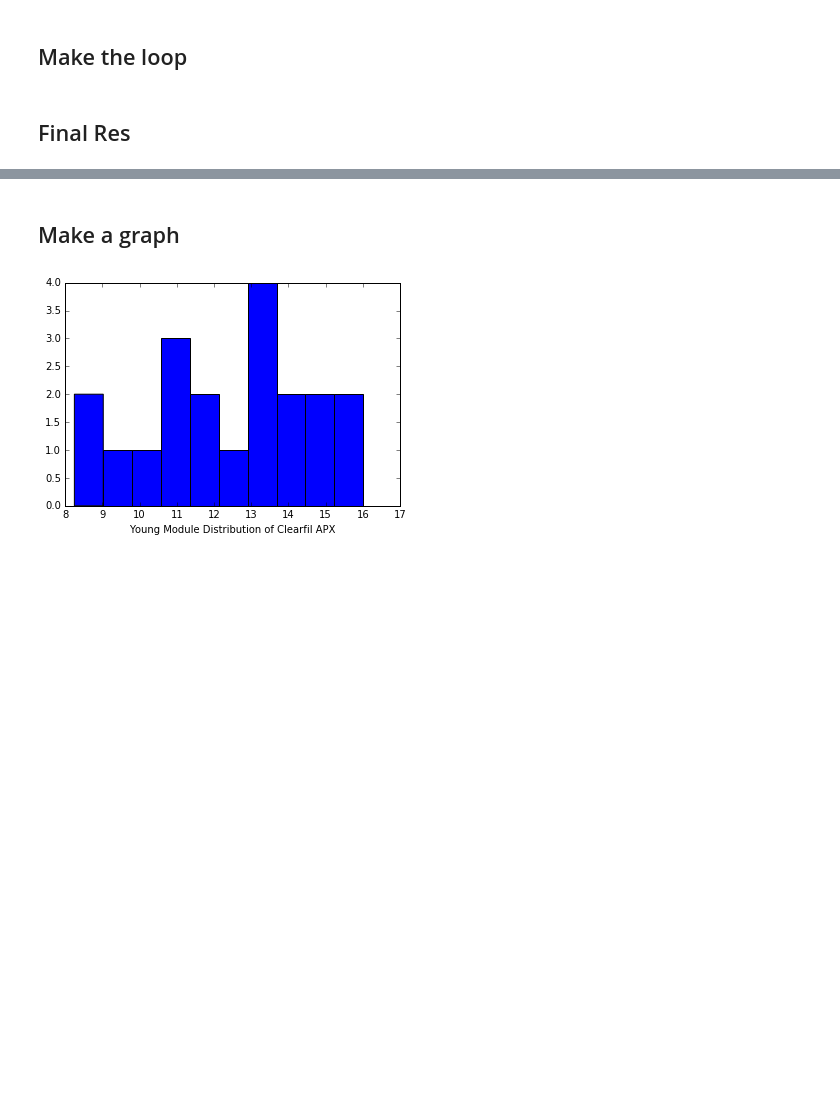
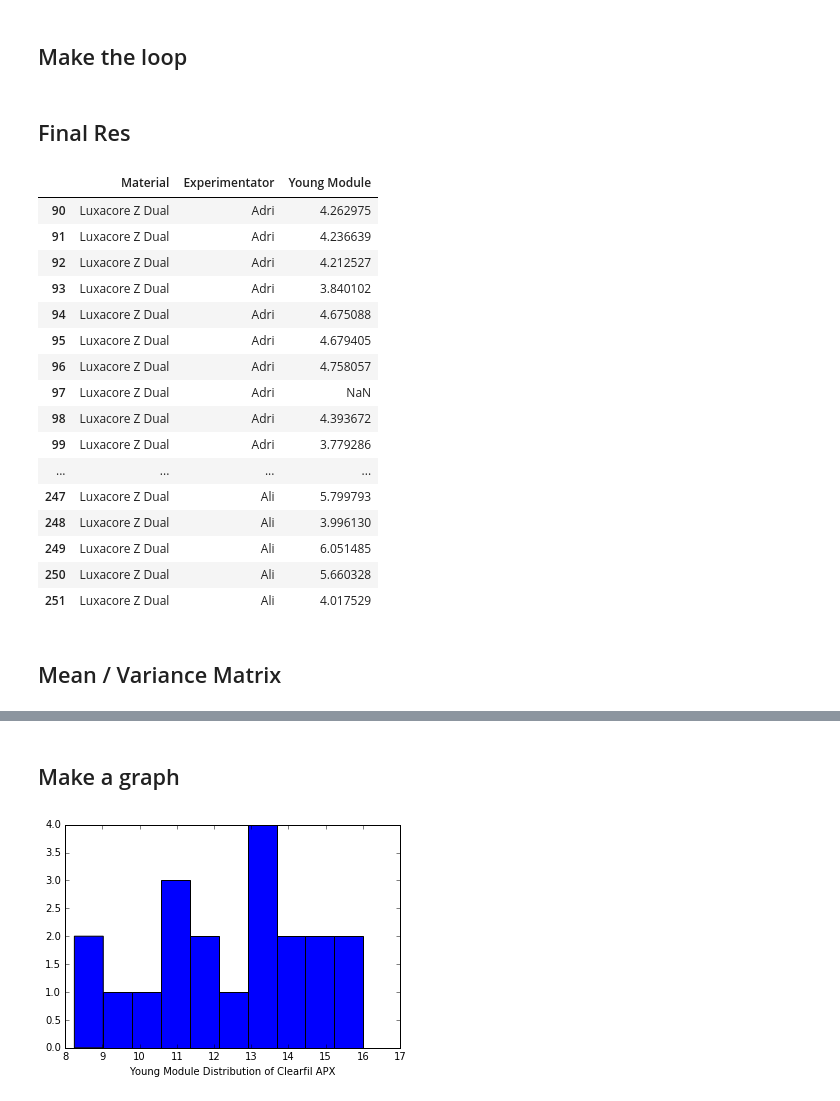
Before and after one commit to RomainBui/ThesisAdrien, a Jupyter notebook: main.ipynb, the cells around one changed output, grey strips where cells are left out. Drawn from its saved outputs; the diff is of its cells as text; code cells hidden in the pictures; blank space fills up the shorter version.

```diff
--- a/main.ipynb
+++ b/main.ipynb
@@ -88,6 +110,28 @@ final_res.loc[:, 'Experimentator'] = XP
 final_res.loc[:, 'Young Module']   = YM
 # %%
 final_res.to_csv('final_res.csv', index = False, sep = ';')
+# %%
+final_res.loc[final_res.Material == 'Luxacore Z Dual']
+# %% [output]
+|  | Material | Experimentator | Young Module |
+| 90 | Luxacore Z Dual | Adri | 4.262975 |
+| 91 | Luxacore Z Dual | Adri | 4.236639 |
+| 92 | Luxacore Z Dual | Adri | 4.212527 |
+| 93 | Luxacore Z Dual | Adri | 3.840102 |
+| 94 | Luxacore Z Dual | Adri | 4.675088 |
+| 95 | Luxacore Z Dual | Adri | 4.679405 |
+| 96 | Luxacore Z Dual | Adri | 4.758057 |
+| 97 | Luxacore Z Dual | Adri | NaN |
+| 98 | Luxacore Z Dual | Adri | 4.393672 |
+| 99 | Luxacore Z Dual | Adri | 3.779286 |
+| ... | ... | ... | ... |
+| 247 | Luxacore Z Dual | Ali | 5.799793 |
+| 248 | Luxacore Z Dual | Ali | 3.996130 |
+| 249 | Luxacore Z Dual | Ali | 6.051485 |
+| 250 | Luxacore Z Dual | Ali | 5.660328 |
+| 251 | Luxacore Z Dual | Ali | 4.017529 |
+# %% [markdown]
+## Mean / Variance Matrix
 # %%
 final_res
 # %% [output]
```
Also changed, not shown: parts of 16 cells of this notebook, 4 other files.
